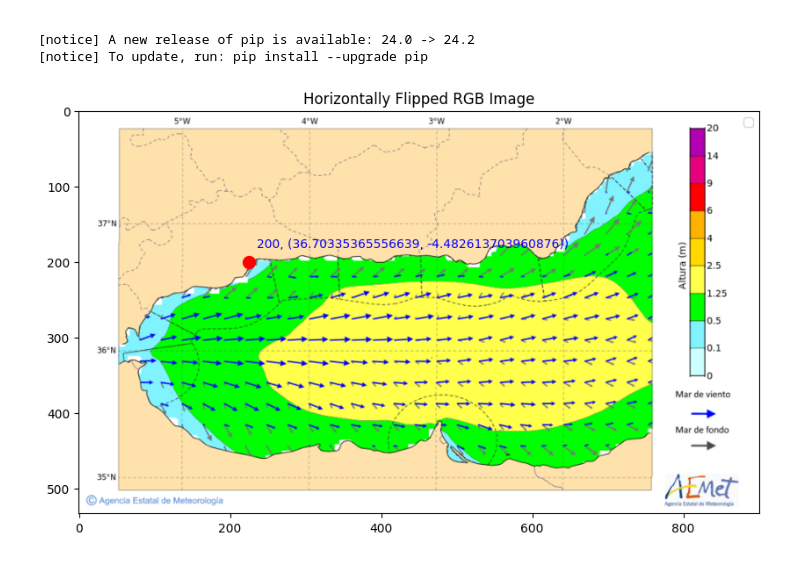
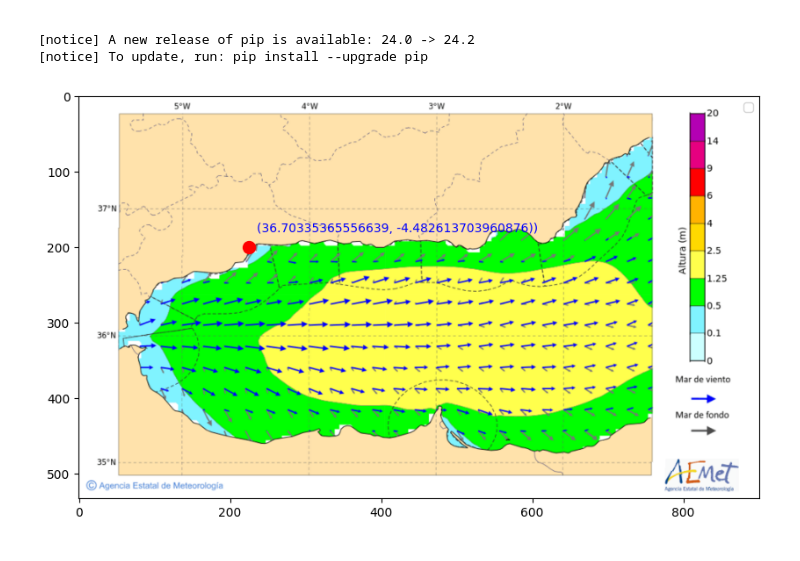
Before and after one commit to jesusgollonet/aemet-yellow-watch, a Jupyter notebook: scratch/02_geotiff.ipynb, the cells around one changed output. Cells and saved outputs as stored; diff of their text form; code cells hidden in the pictures.

```diff
--- a/scratch/02_geotiff.ipynb
+++ b/scratch/02_geotiff.ipynb
@@ -26,25 +26,24 @@ import matplotlib.pyplot as plt
 # %%
 # Open the file:
 with rasterio.open('media/aemet.tif') as src:
     transform = src.transform
     r = src.read(1)
     g = src.read(2)
     b = src.read(3)
     transform = src.transform
     crs = src.crs
 
     profile = src.profile
 
 px_coords = (225,200)
 
 lon, lat = transform * px_coords
 
 plt.figure(figsize=(10, 10))
 plt.imshow(np.dstack([r, g, b]))
-plt.title('Horizontally Flipped RGB Image')
 plt.scatter(px_coords[0], px_coords[1], c='red',s=100)  # Plot the pixel
-plt.text(px_coords[0]+10, px_coords[1]-20, f'{px_coords[1]}, {lat,lon})', color='blue')
+plt.text(px_coords[0]+10, px_coords[1]-20, f'{lat,lon})', color='blue')
 plt.legend()
 plt.show()
 # %% [output]
-[figure, old version]
+[figure, new version]
```
Also changed, not shown: 2 other files.
